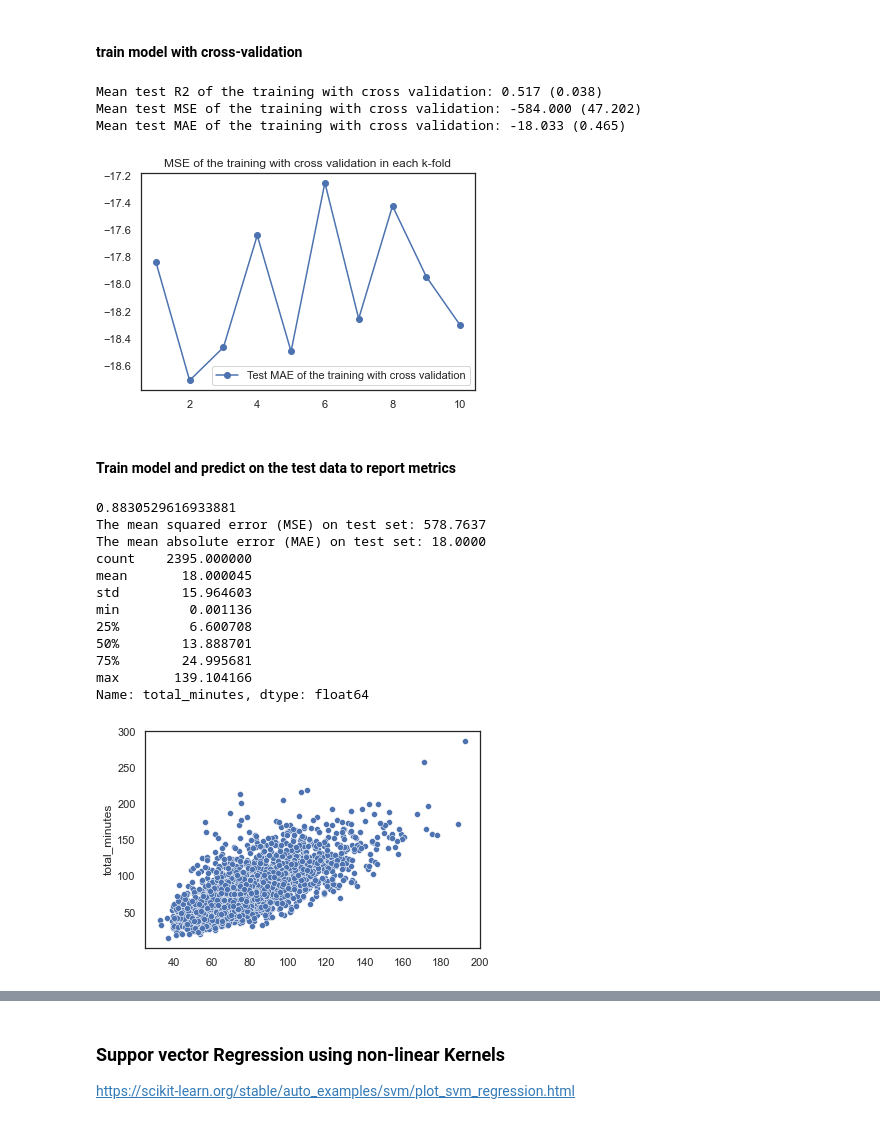
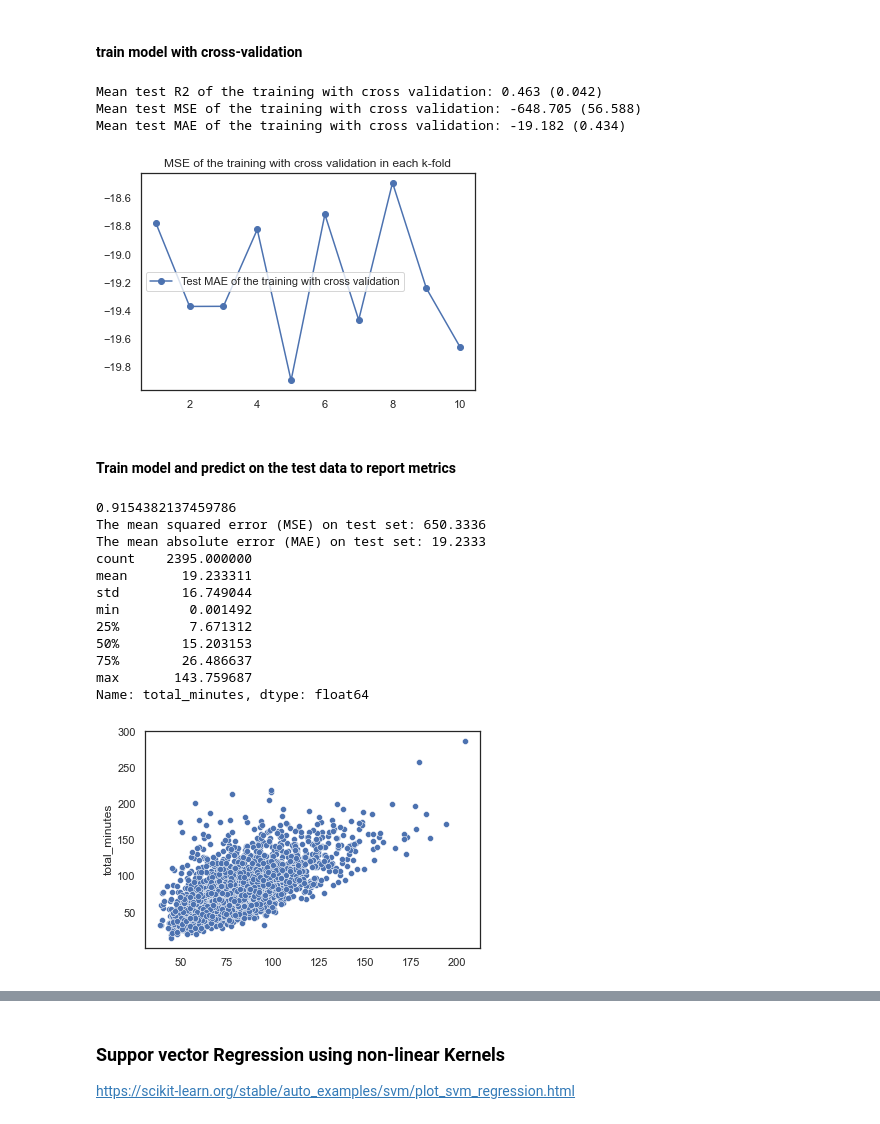
Before and after one commit to iair/cornershop_test, a Jupyter notebook: notebooks/exploration/poc_models_withouth_nan.ipynb, the cells around one changed output, grey strips where cells are left out. Saved outputs shown, nothing was run; the diff lists cells and outputs as text; code cells hidden in the pictures.

```diff
--- a/notebooks/exploration/poc_models_withouth_nan.ipynb
+++ b/notebooks/exploration/poc_models_withouth_nan.ipynb
@@ -79,9 +80,8 @@ os.chdir('/Users/iairlinker/Documents/repos/cornershop_test/data')
 model_data = pd.read_csv('interim/model_data.csv', sep=';')
 model_data['is_weighted'] = model_data.KG.apply(lambda x: 1 if x>0 else 0)
 model_data['on_demand'] = model_data.on_demand.apply(lambda x: 1 if x>0 else 0)
-col_names = ['on_demand', 'is_weighted','UN','picking_speed',
-             'seniority','order_stores_distance','store_district',
-             'total_minutes',
+col_names = ['on_demand', 'is_weighted','UN','picking_speed', 'order_stores_distance',
+             'seniority','total_minutes',
             ]
 X = model_data[col_names]
 X.dropna(inplace=True)
@@ -248,36 +244,36 @@ Using the cost functions mae and mse  from scikit-learn out of the box
 # %%
 reg = XGBRegressor(
     tree_method="hist",
     eval_metric=mean_absolute_error,
-    learning_rate=0.1,
-    n_estimators=150,
+    learning_rate=0.3,
+    n_estimators=100,
     max_depth=2,
 )
 
 scores = train_metrics(X = X_train,y = y_train,n_cv=10, metrics = metrics, model = reg)
 # %% [output]
-Mean test R2 of the training with cross validation: 0.517 (0.038)
-Mean test MSE of the training with cross validation: -584.000 (47.202)
-Mean test MAE of the training with cross validation: -18.033 (0.465)
+Mean test R2 of the training with cross validation: 0.463 (0.042)
+Mean test MSE of the training with cross validation: -648.705 (56.588)
+Mean test MAE of the training with cross validation: -19.182 (0.434)
-[figure, old version]
+[figure, new version]
 # %% [markdown]
 #### Train model and predict on the test data to report metrics
 # %%
 model,y_pred, error = show_test_metrics(X_train,y_train,y_test,model = reg)
 # %% [output]
-0.8830529616933881
-The mean squared error (MSE) on test set: 578.7637
-The mean absolute error (MAE) on test set: 18.0000
+0.9154382137459786
+The mean squared error (MSE) on test set: 650.3336
+The mean absolute error (MAE) on test set: 19.2333
 count    2395.000000
-mean       18.000045
-std        15.964603
-min         0.001136
-25%         6.600708
-50%        13.888701
-75%        24.995681
-max       139.104166
+mean       19.233311
+std        16.749044
+min         0.001492
+25%         7.671312
+50%        15.203153
+75%        26.486637
+max       143.759687
 Name: total_minutes, dtype: float64
-[figure, old version]
+[figure, new version]
 # %%
 error.hist();
 # %% [output]
```
Also changed, not shown: parts of 15 cells of this notebook, 7 other files.
